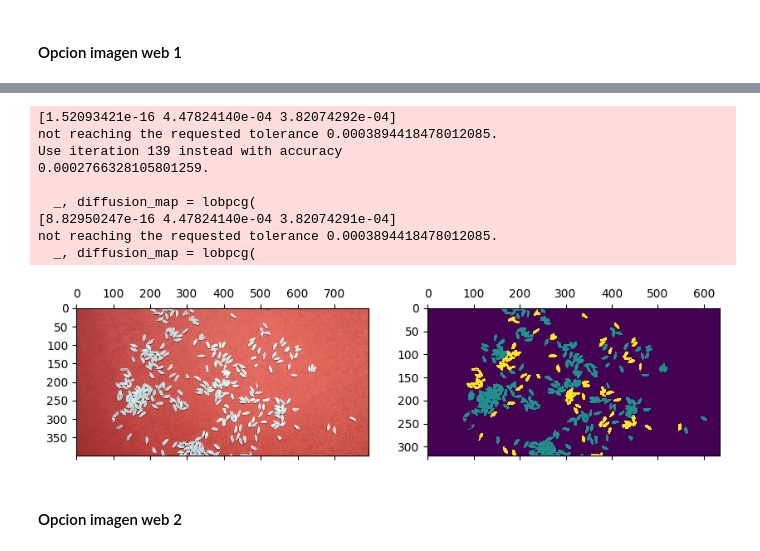
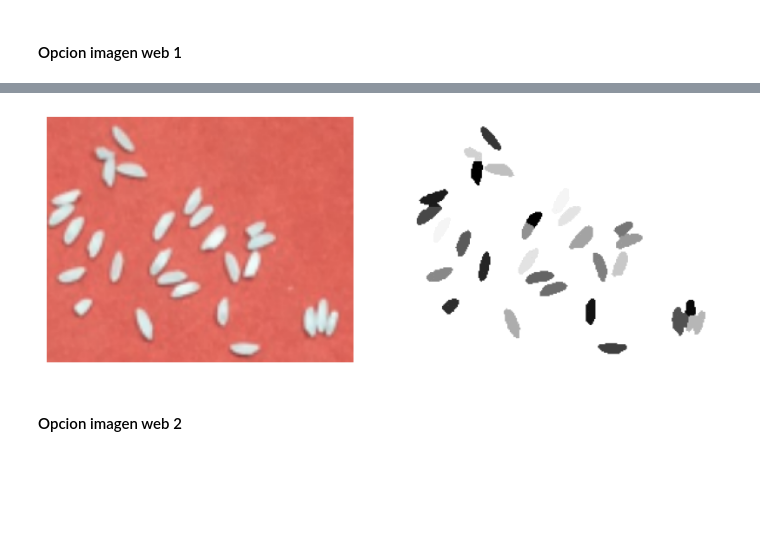
Before and after one commit to Ignacio-Ibarra/unsupervised-rice-image-segmentation, a Jupyter notebook: spectral_clustering.ipynb, the cells around one changed output, grey strips where cells are left out. Drawn from its saved outputs; the diff is of its cells as text; code cells hidden in the pictures; blank space fills up the shorter version.

```diff
--- a/spectral_clustering.ipynb
+++ b/spectral_clustering.ipynb
@@ -158,29 +160,32 @@ print(resized_binary.shape)
 # %%
-mask = resized_binary.astype(bool)
+import matplotlib
 
-graph = image.img_to_graph(resized_binary, mask=mask)
+superficie_promedio = np.sum(binary[140:,140:].astype(bool))/5
+mask = binary.astype(bool)
+cantidad_granos_imagen = (np.sum(mask)//superficie_promedio).astype(int)
+
+graph = image.img_to_graph(binary, mask=mask)
 graph.data = np.exp(-graph.data / graph.data.std())
 
-labels = spectral_clustering(graph, n_clusters=2, eigen_solver="lobpcg")
-label_im = np.full(mask.shape, -1.0)
+labels = spectral_clustering(graph, n_clusters=cantidad_granos_imagen, eigen_solver="lobpcg", random_state=21)
+label_im = np.full(mask.shape, -1)
 label_im[mask] = labels
-
-fig, axs = plt.subplots(nrows=1, ncols=2, figsize=(10, 5))
-axs[0].matshow(imagen_web)
-axs[1].matshow(label_im)
-
-plt.show()
-# %% [output]
-[1.52093421e-16 4.47824140e-04 3.82074292e-04]
-not reaching the requested tolerance 0.0003894418478012085.
-Use iteration 139 instead with accuracy
-0.0002766328105801259.
-
-  _, diffusion_map = lobpcg(
-[8.82950247e-16 4.47824140e-04 3.82074291e-04]
-not reaching the requested tolerance 0.0003894418478012085.
-  _, diffusion_map = lobpcg(
-[figure, removed]
+# %%
+from matplotlib import cm
+from matplotlib.colors import ListedColormap, LinearSegmentedColormap
+
+cmap = cm.get_cmap("binary", cantidad_granos_imagen)
+# cmap = matplotlib.colors.LinearSegmentedColormap.from_list('Custom cmap', plt.cm.tab20(np.arange(28)), 28)
+
+fig, axs = plt.subplots(nrows=1, ncols=2, figsize=(10, 5))
+axs[0].imshow(img)
+axs[0].axis('off')
+axs[1].imshow(label_im, cmap=cmap)
+axs[1].axis('off')
+
+plt.show()
+# %% [output]
+[figure, added]
 # %% [markdown]
 #### Opcion imagen web 2
 # %% [markdown]
```
Also changed, not shown: parts of 4 cells of this notebook.
